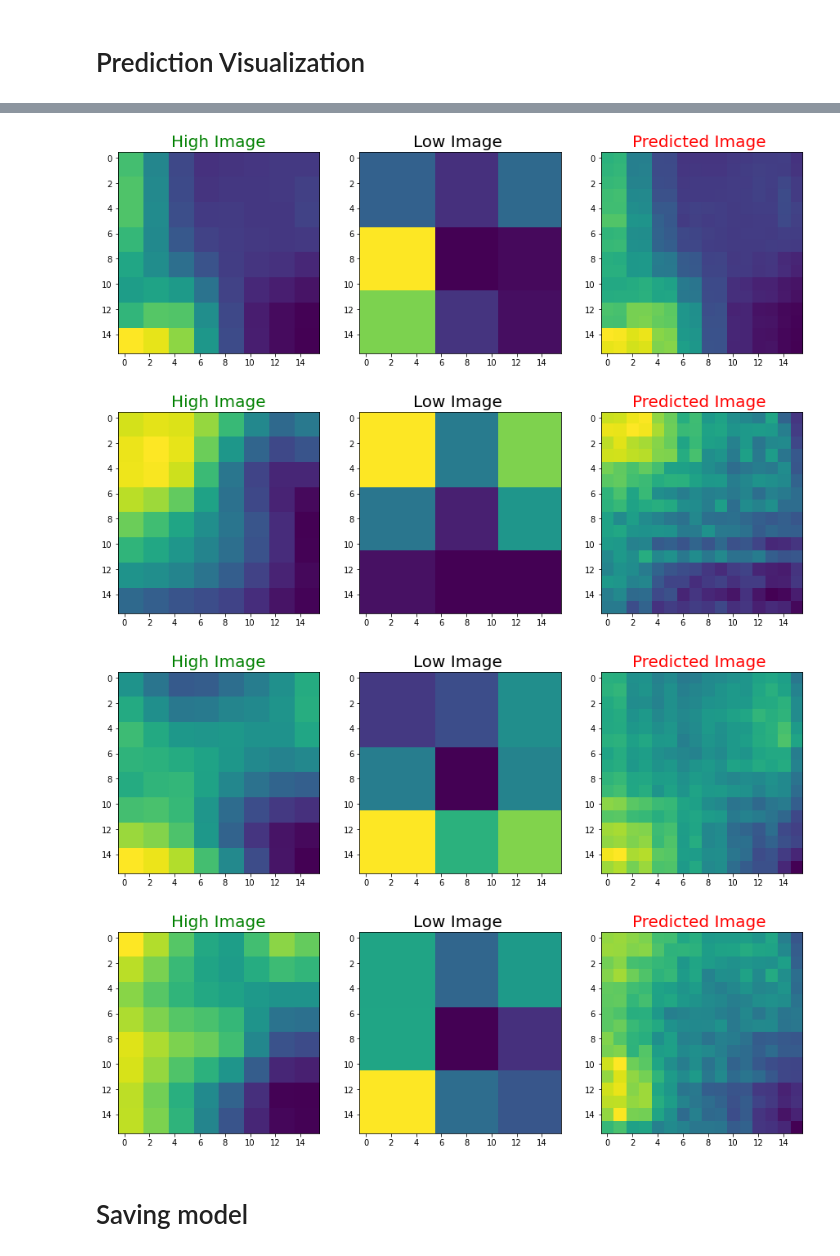
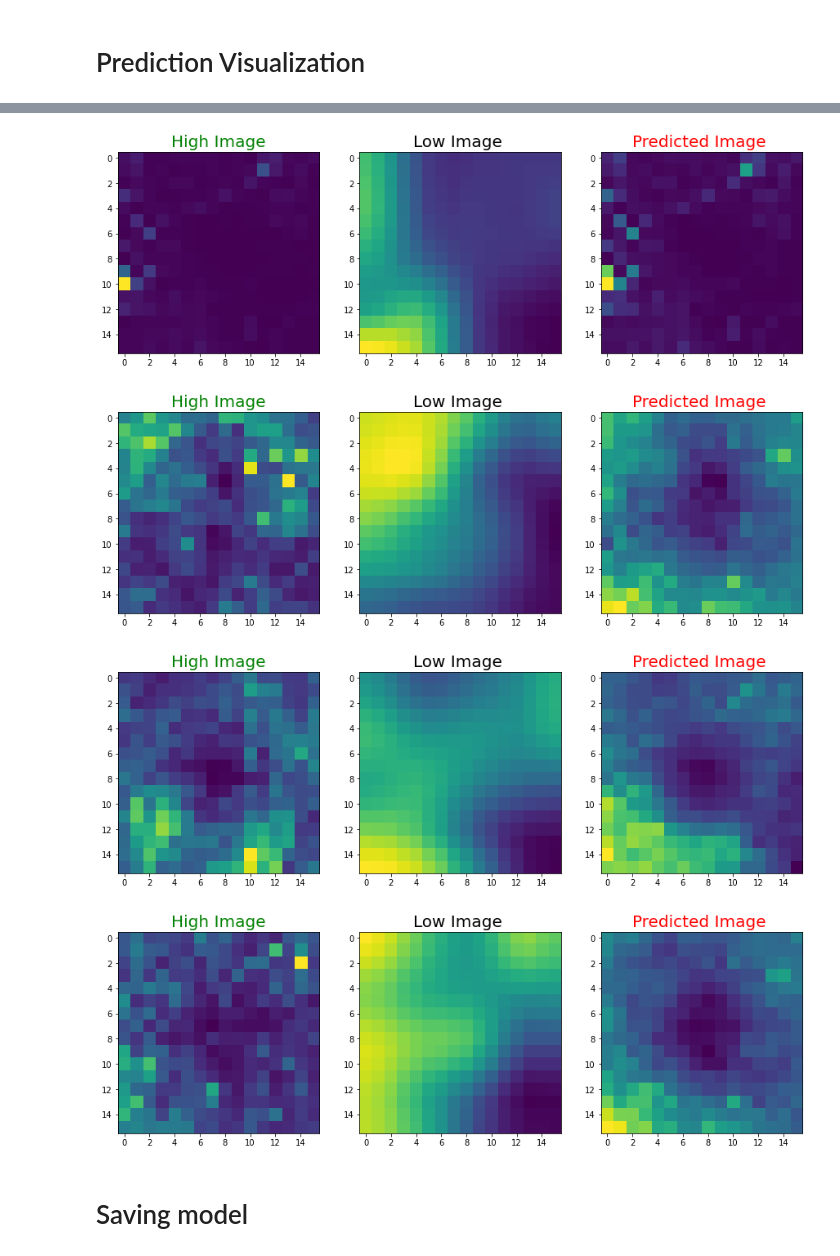
Before and after one commit to LAGER-Colab/impactful-weather, a Jupyter notebook: notebooks/low-resolution-images-to-high-resolution.ipynb, the cells around one changed output, grey strips where cells are left out. Drawn from its saved outputs; the diff is of its cells as text; code cells hidden in the pictures.

```diff
--- a/notebooks/low-resolution-images-to-high-resolution.ipynb
+++ b/notebooks/low-resolution-images-to-high-resolution.ipynb
@@ -78,7 +98,7 @@ for i in tqdm(range(len(l))):
 # Data Visualization
 # %%
 for i in range(4):
-    a = np.random.randint(0,3600)
+    a = np.random.randint(0,2000)
     plt.figure(figsize=(20,10))
     plt.subplot(1,3,1)
     plt.title('High Resolution Imge', color = 'green', fontsize = 20)
@@ -100,3 +120,15 @@ for i in range(4):
 # %% [markdown]
 # Slicing and Reshaping Images
+# %%
+#this is correct. needs to be substituted in.
+temp_img = []
+low_img = []
+for i in tqdm(range(len(high_img))):
+    img = high_img[i]
+    #resizing image
+    img = cv2.resize(img, (SIZE, SIZE))
+    temp = mean_conv(img)
+    temp_img.append(temp)
+    img = cv2.resize(temp, (SIZE, SIZE), interpolation=cv2.INTER_CUBIC)
+    low_img.append(img)
 # %%
@@ -117,9 +150,11 @@ def mean_conv_variable(img, outputDimm):
 #stacked srcnn idea
 #iterate over all data and upscale it from 16x16 to different resolutions (3x3, 8x8, 16x16)
 from PIL import Image
+
 #train_high_image contains 16x16 images
+train_high_image = high_img
 #train_low_image contains 3x3 images
-
+train_low
 def mean_conv8x8(img):
     size = 2
     stride = 1
@@ -157,7 +192,7 @@ def convertImages(train, outputDimm):
         img = cv2.resize(img, (SIZE, SIZE))
         temp = mean_conv_variable(img, outputDimm)
         temp_img.append(temp)
-        img = cv2.resize(temp, (SIZE, SIZE), interpolation=cv2.INTER_NEAREST)
+        img = cv2.resize(temp, (SIZE, SIZE), interpolation=cv2.INTER_CUBIC)
         temp_train.append(img)
     return temp_train
 
@@ -320,7 +355,7 @@ model.compile(optimizer = tf.keras.optimizers.Adam(learning_rate = 0.0001), loss
 # Fitting model
 # %%
 #3x3 -> 8x8 model
-model.fit(train_low_image, train_high_image_8x8, epochs = 40, batch_size = 16,
-          validation_data = (train_low_image, train_high_image_8x8))
+model.fit(train_high_image_8x8, train_high_image, epochs = 40, batch_size = 16,
+          validation_data = (train_high_image_8x8, train_high_image))
 # %% [output]
 Epoch 1/40
@@ -359,6 +395,6 @@ def plot_images(high,low,predicted):
 
 for i in range(100,110):
 
-    predicted = np.clip(model.predict(train_low_image[i].reshape(1,SIZE, SIZE,1)),0.0,1.0).reshape(SIZE, SIZE,1)
-    plot_images(train_high_image_8x8[i], train_low_image[i],predicted)
+    predicted = np.clip(model.predict(train_high_image_8x8[i].reshape(1,SIZE, SIZE,1)),0.0,1.0).reshape(SIZE, SIZE,1)
+    plot_images(train_high_image[i], train_high_image_8x8[i],predicted)
 # %% [output]
@@ -371,7 +407,7 @@ for i in range(100,110):
-[figure, old version]
+[figure, new version]
-[figure, old version]
+[figure, new version]
-[figure, old version]
+[figure, new version]
-[figure, old version]
+[figure, new version]
 # %% [markdown]
 # Saving model
 # %%
```
Also changed, not shown: parts of 8 cells of this notebook.
